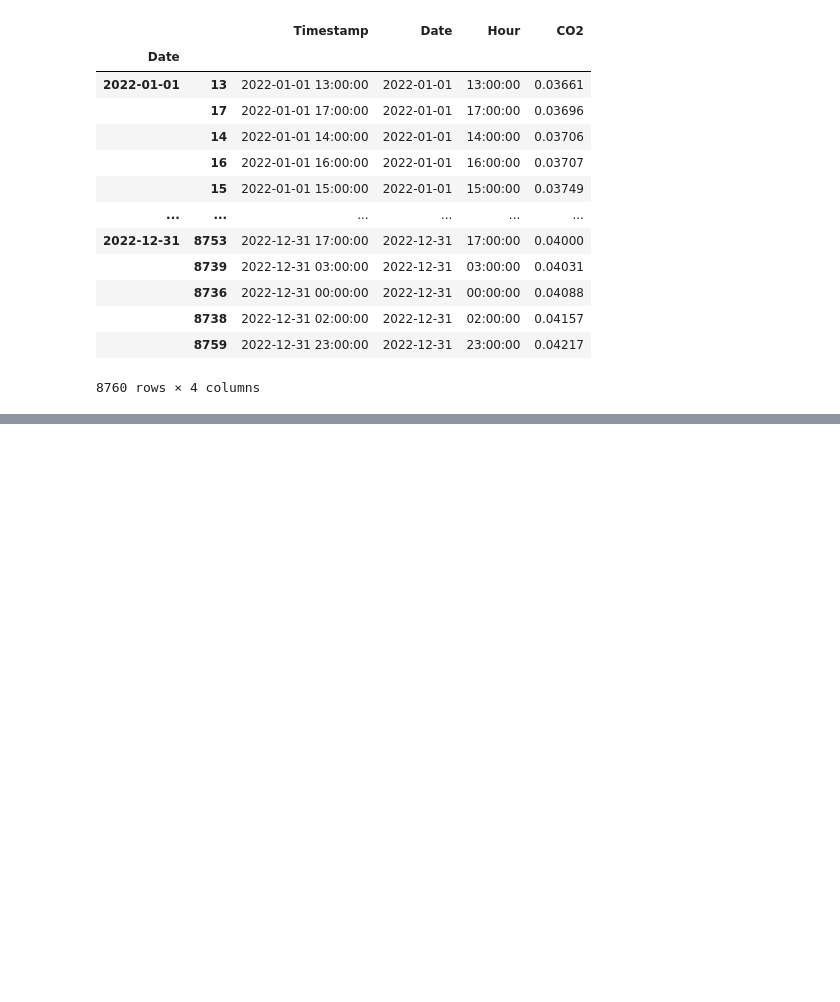
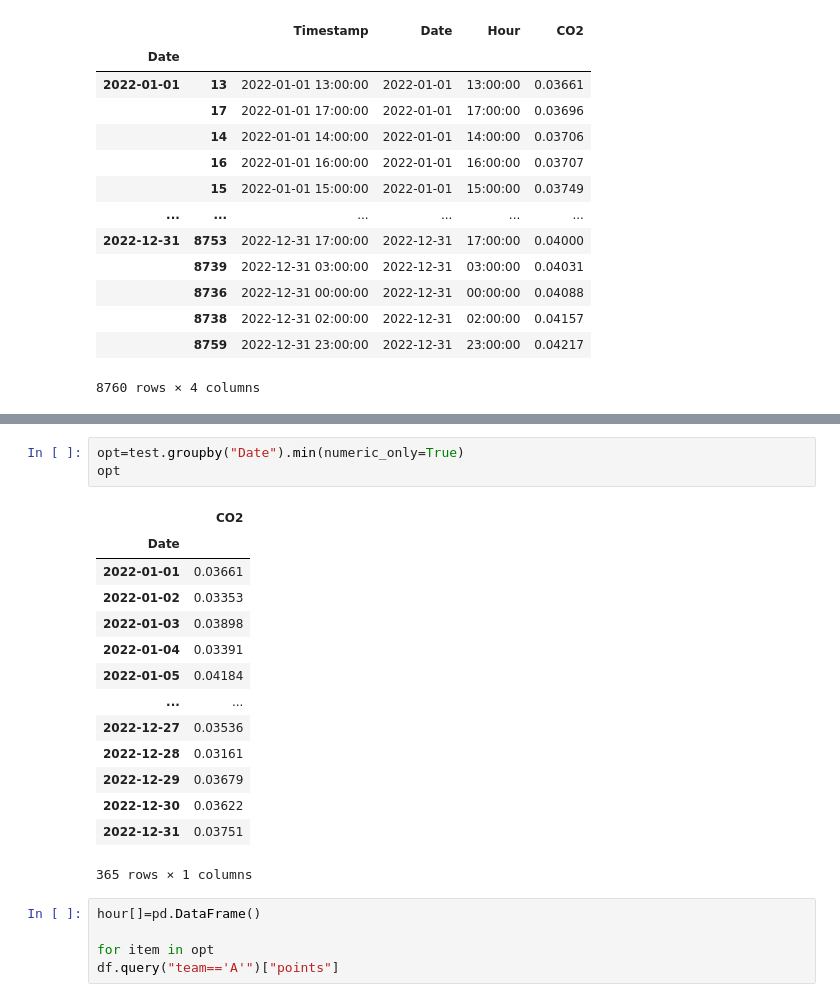
Before and after one commit to Dominik1207/K_ISS, a Jupyter notebook: Optimization.ipynb, the cells around one changed output, grey strips where cells are left out. Cells and saved outputs as stored; diff of their text form; blank space fills up the shorter version.

```diff
--- a/Optimization.ipynb
+++ b/Optimization.ipynb
@@ -185,0 +127,23 @@ avg_con
+# %%
+opt=test.groupby("Date").min(numeric_only=True)
+opt
+# %% [output]
+|  | CO2 |
+| Date |  |
+| 2022-01-01 | 0.03661 |
+| 2022-01-02 | 0.03353 |
+| 2022-01-03 | 0.03898 |
+| 2022-01-04 | 0.03391 |
+| 2022-01-05 | 0.04184 |
+| ... | ... |
+| 2022-12-27 | 0.03536 |
+| 2022-12-28 | 0.03161 |
+| 2022-12-29 | 0.03679 |
+| 2022-12-30 | 0.03622 |
+| 2022-12-31 | 0.03751 |
+365 rows × 1 columns
+# %%
+hour[]=pd.DataFrame()
+
+for item in opt
+df.query("team=='A'")["points"]
```
Also changed, not shown: parts of 29 cells of this notebook.
